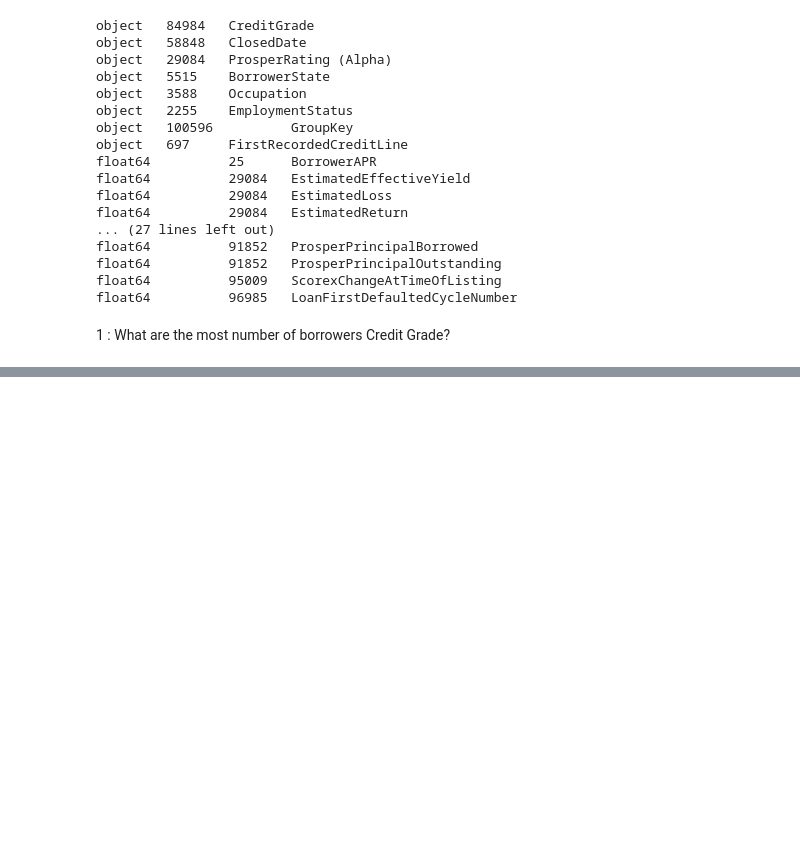
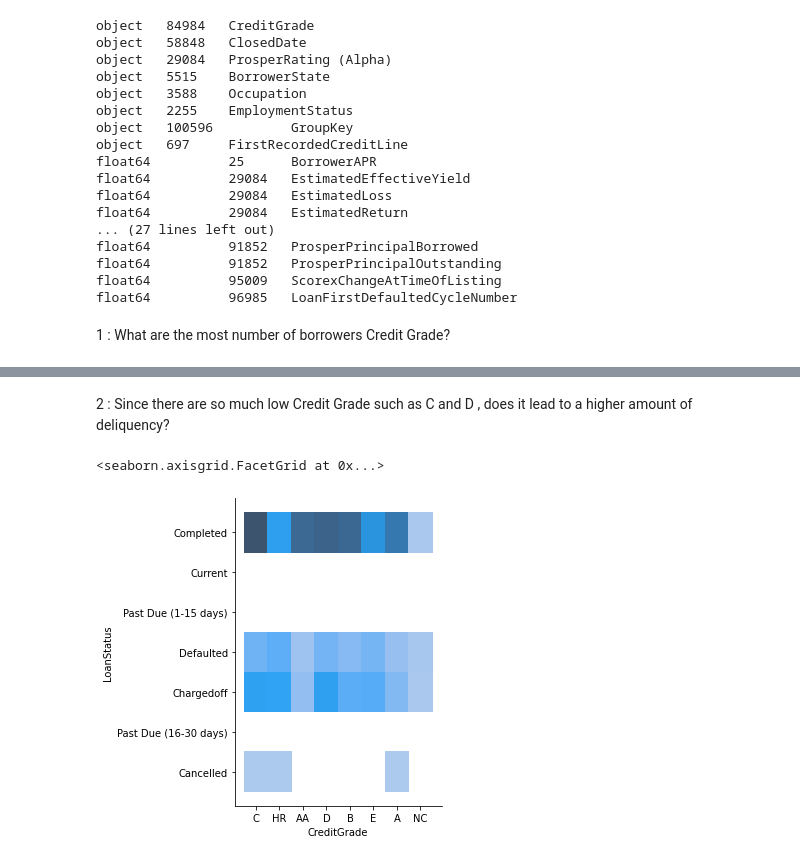
Before and after one commit to MAboElFottouh/Predictive-Modelling-Using-Social-Profile-in-Online-P2P-Lending-Market-Project-TCS56EA, a Jupyter notebook: task1.ipynb, the cells around one changed output, grey strips where cells are left out. Saved outputs shown, nothing was run; the diff lists cells and outputs as text; code cells hidden in the pictures; blank space fills up the shorter version.

```diff
--- a/task1.ipynb
+++ b/task1.ipynb
@@ -106,0 +111,7 @@ Name: CreditGrade, dtype: int64
+# %% [markdown]
+2 : Since there are so much low Credit Grade such as C and D , does it lead to a higher amount of deliquency?
+# %%
+sns.displot(data, x="CreditGrade", y="LoanStatus")
+# %% [output]
+<seaborn.axisgrid.FacetGrid at 0x...>
+[figure, added]
```
Also changed, not shown: parts of 6 cells of this notebook.
